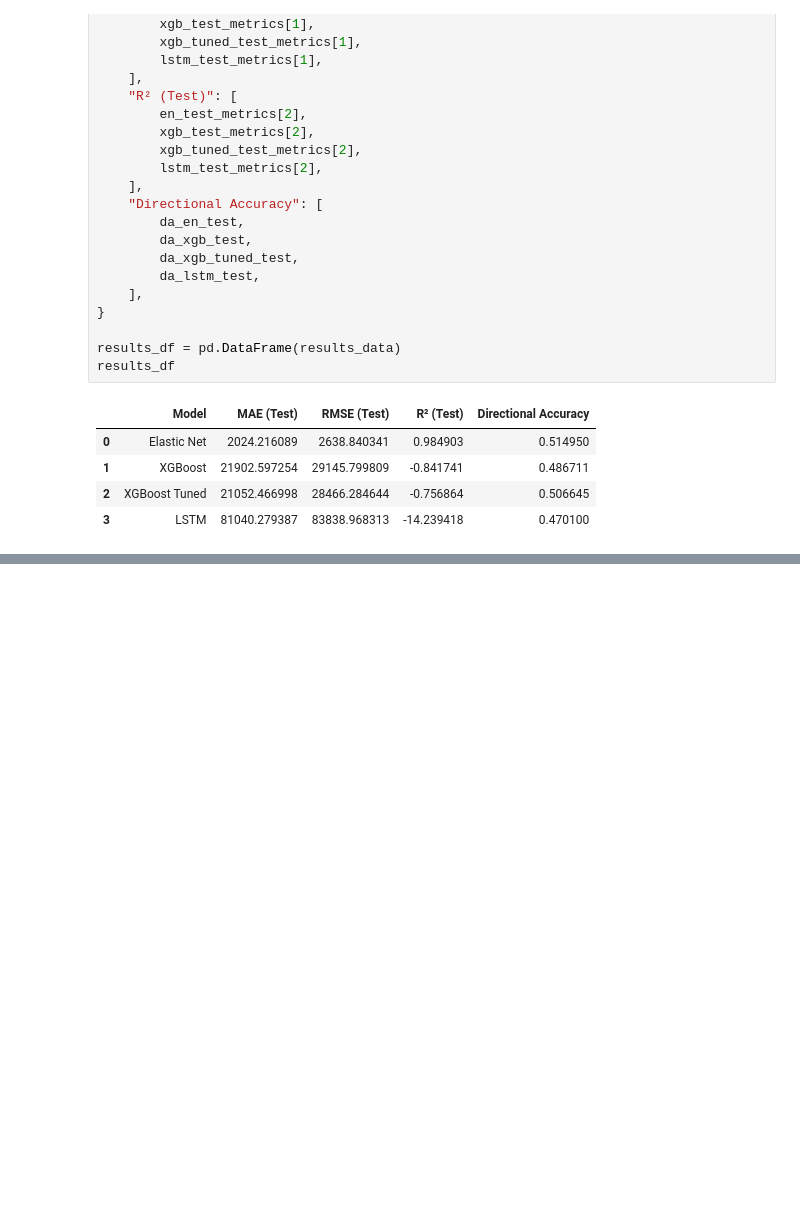
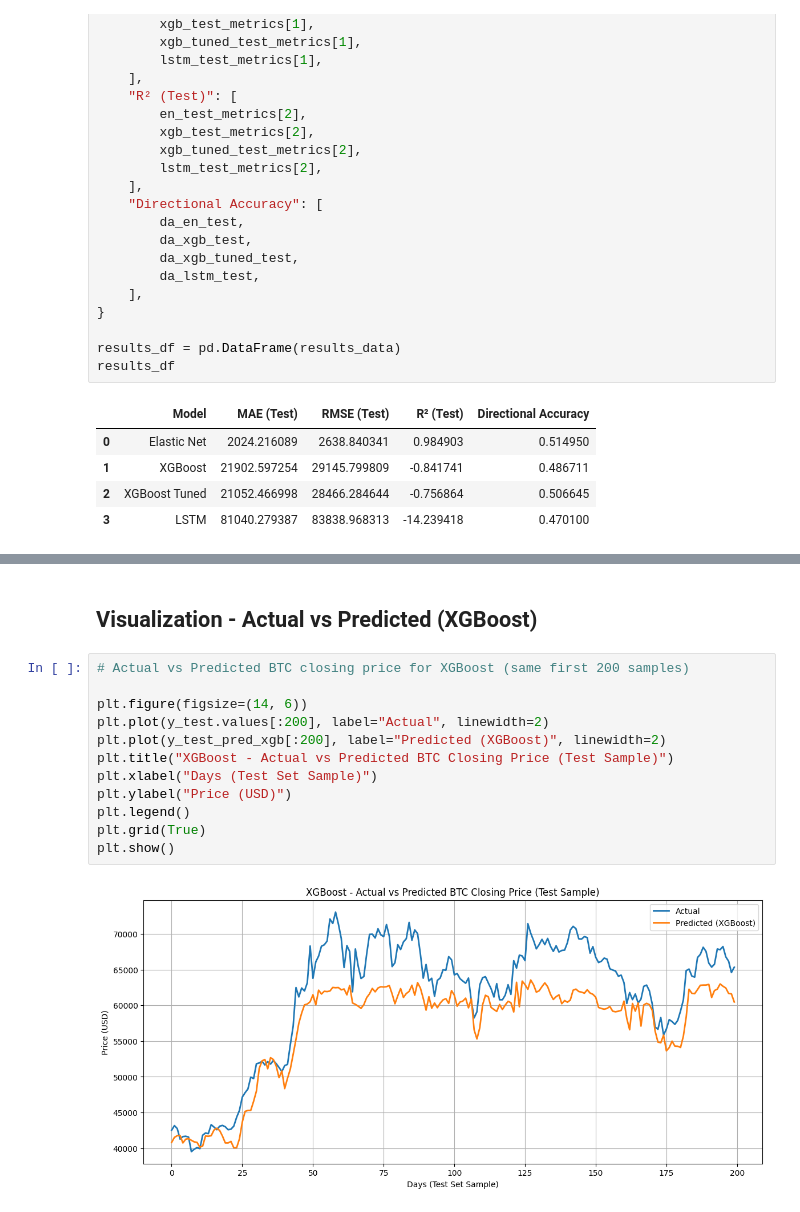
Before and after one commit to jordisa20/BTC-Price-Predictor, a Jupyter notebook: notebooks/bitcoin_main.ipynb, the cells around one changed output, grey strips where cells are left out. Cells and saved outputs as stored; diff of their text form; blank space fills up the shorter version.

```diff
--- a/notebooks/bitcoin_main.ipynb
+++ b/notebooks/bitcoin_main.ipynb
@@ -507,0 +524,16 @@ results_df
+# %% [markdown]
+## Visualization - Actual vs Predicted (XGBoost)
+# %%
+# Actual vs Predicted BTC closing price for XGBoost (same first 200 samples)
+
+plt.figure(figsize=(14, 6))
+plt.plot(y_test.values[:200], label="Actual", linewidth=2)
+plt.plot(y_test_pred_xgb[:200], label="Predicted (XGBoost)", linewidth=2)
+plt.title("XGBoost - Actual vs Predicted BTC Closing Price (Test Sample)")
+plt.xlabel("Days (Test Set Sample)")
+plt.ylabel("Price (USD)")
+plt.legend()
+plt.grid(True)
+plt.show()
+# %% [output]
+[figure, added]
```
Also changed, not shown: parts of 6 cells of this notebook.
